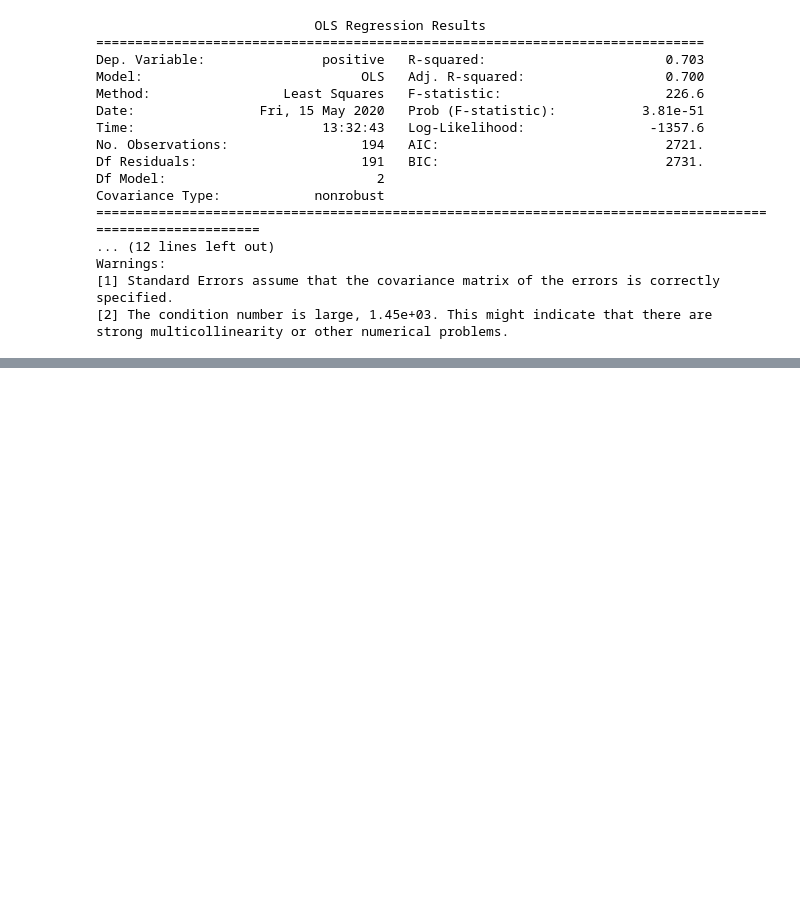
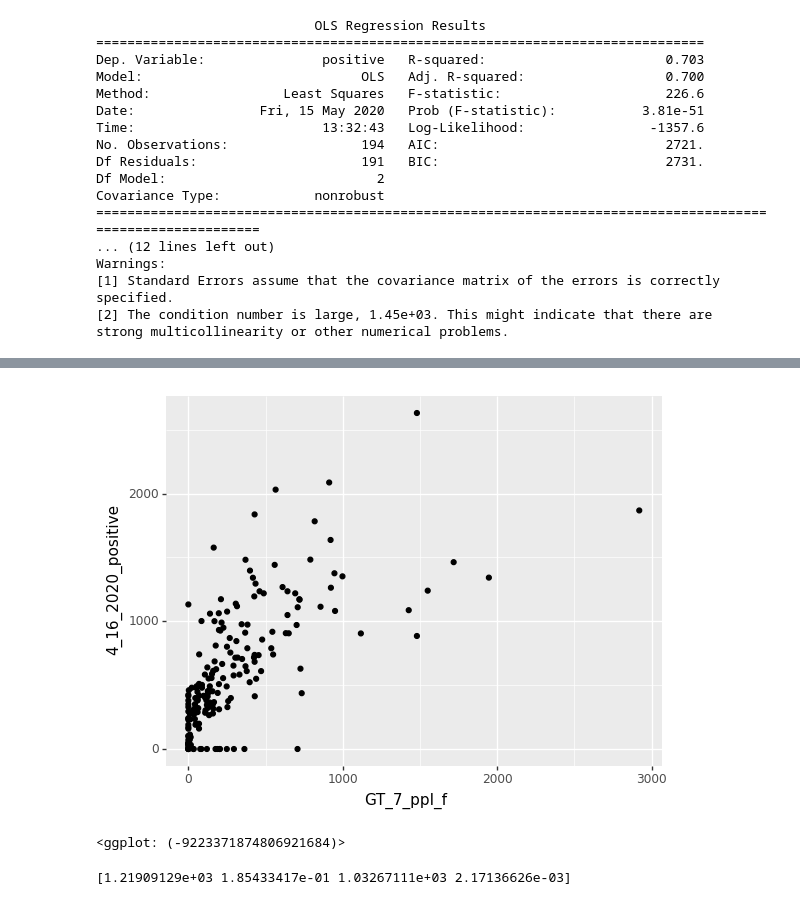
Before and after one commit to abechtel31/CPSC392-Final, a Jupyter notebook: nl-ols.ipynb, the cells around one changed output, grey strips where cells are left out. Saved outputs shown, nothing was run; the diff lists cells and outputs as text; code cells hidden in the pictures; blank space fills up the shorter version.

Commit message:
better curve fit example

```diff
--- a/nl-ols.ipynb
+++ b/nl-ols.ipynb
@@ -122,0 +143,5 @@ strong multicollinearity or other numerical problems.
+# %%
+(ggplot(ny, aes(x='GT_7_ppl_f', y='4_16_2020_positive'))+geom_point())
+# %% [output]
+[figure, added]
+<ggplot: (-9223371874806921684)>
@@ -122,0 +151,8 @@ strong multicollinearity or other numerical problems.
+# %%
+tp = ny['GT_7_ppl_f'].values
+pc = ny['4_16_2020_positive'].values
+
+c,cov = curve_fit(kobe,tp,pc,guess)
+print(c)
+# %% [output]
+[1.21909129e+03 1.85433417e-01 1.03267111e+03 2.17136626e-03]
```
Also changed, not shown: parts of 5 cells of this notebook.
